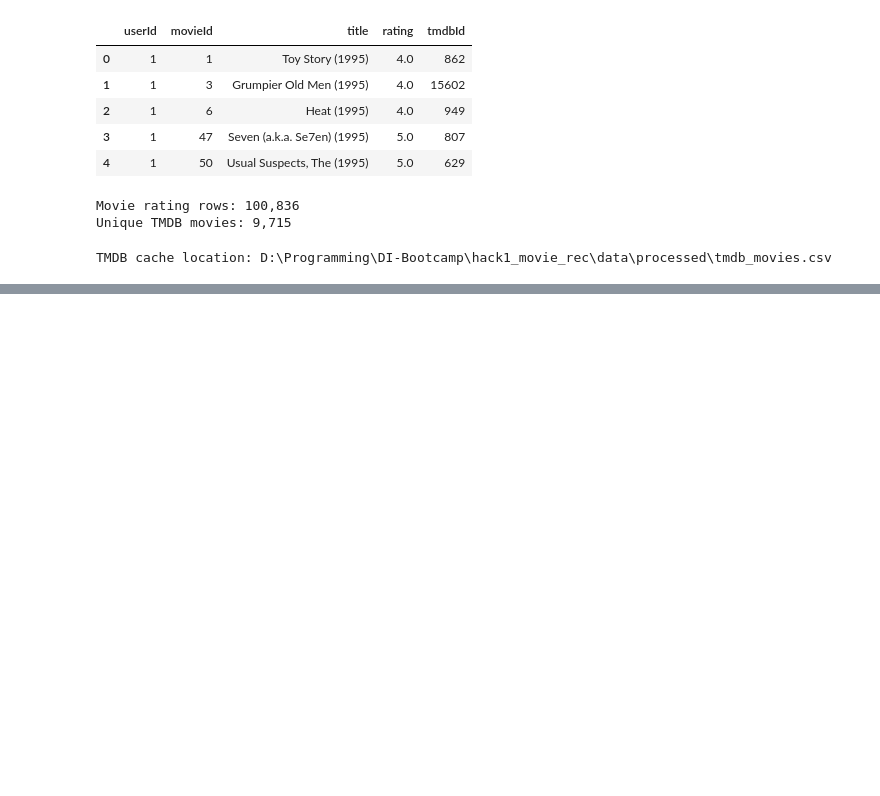
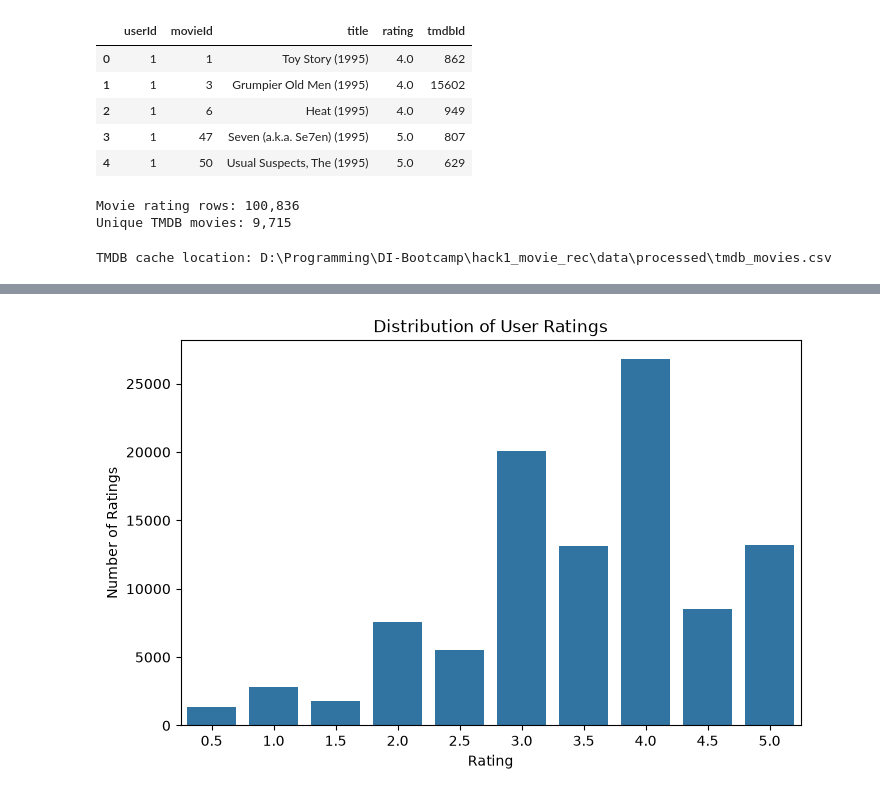
Before and after one commit to elem86/hack1_movie_rec, a Jupyter notebook: notebooks/01_data_exploration.ipynb, the cells around one changed output, grey strips where cells are left out. Drawn from its saved outputs; the diff is of its cells as text; code cells hidden in the pictures; blank space fills up the shorter version.

```diff
--- a/notebooks/01_data_exploration.ipynb
+++ b/notebooks/01_data_exploration.ipynb
@@ -522,0 +550,6 @@ Download finished.
+# %%
+tmdb_movies["release_year"] = (
+    tmdb_movies["release_date"]
+    .dt.year
+    .astype("Int64")
+)
@@ -522,0 +590,23 @@ Download finished.
+# %%
+movie_ratings = movie_ratings.merge(
+    tmdb_movies[
+        [
+            "tmdbId",
+            "tmdb_status",
+            "tmdb_title",
+            "original_title",
+            "director",
+            "tmdb_genres",
+            "release_date",
+            "release_year",
+            "runtime",
+            "original_language",
+            "tmdb_rating",
+            "tmdb_vote_count",
+            "popularity",
+            "overview"
+        ]
+    ],
+    on="tmdbId",
+    how="left"
+)
@@ -522,0 +901,15 @@ Download finished.
+# %%
+plt.figure(figsize=(8, 5))
+
+sns.countplot(
+    data=movie_ratings,
+    x="rating"
+)
+
+plt.title("Distribution of User Ratings")
+plt.xlabel("Rating")
+plt.ylabel("Number of Ratings")
+
+plt.show()
+# %% [output]
+[figure, added]
```
Also changed, not shown: parts of 51 cells of this notebook.
